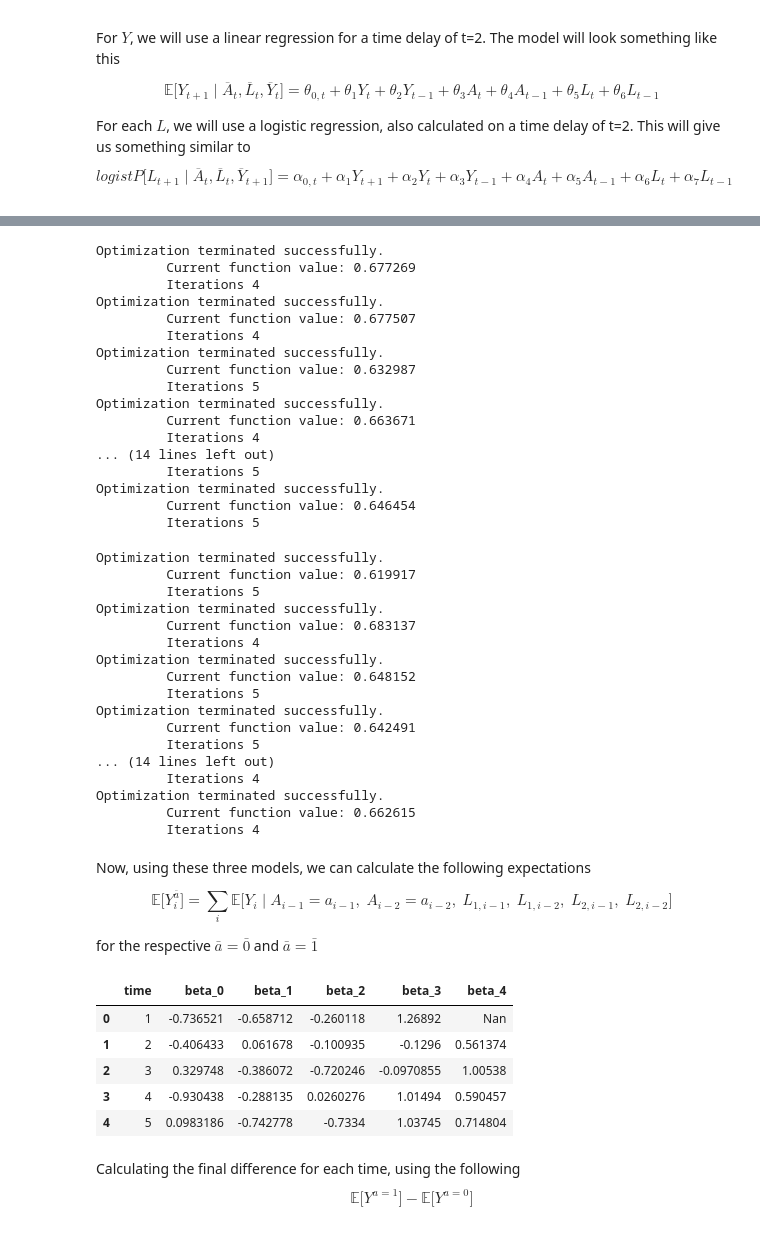
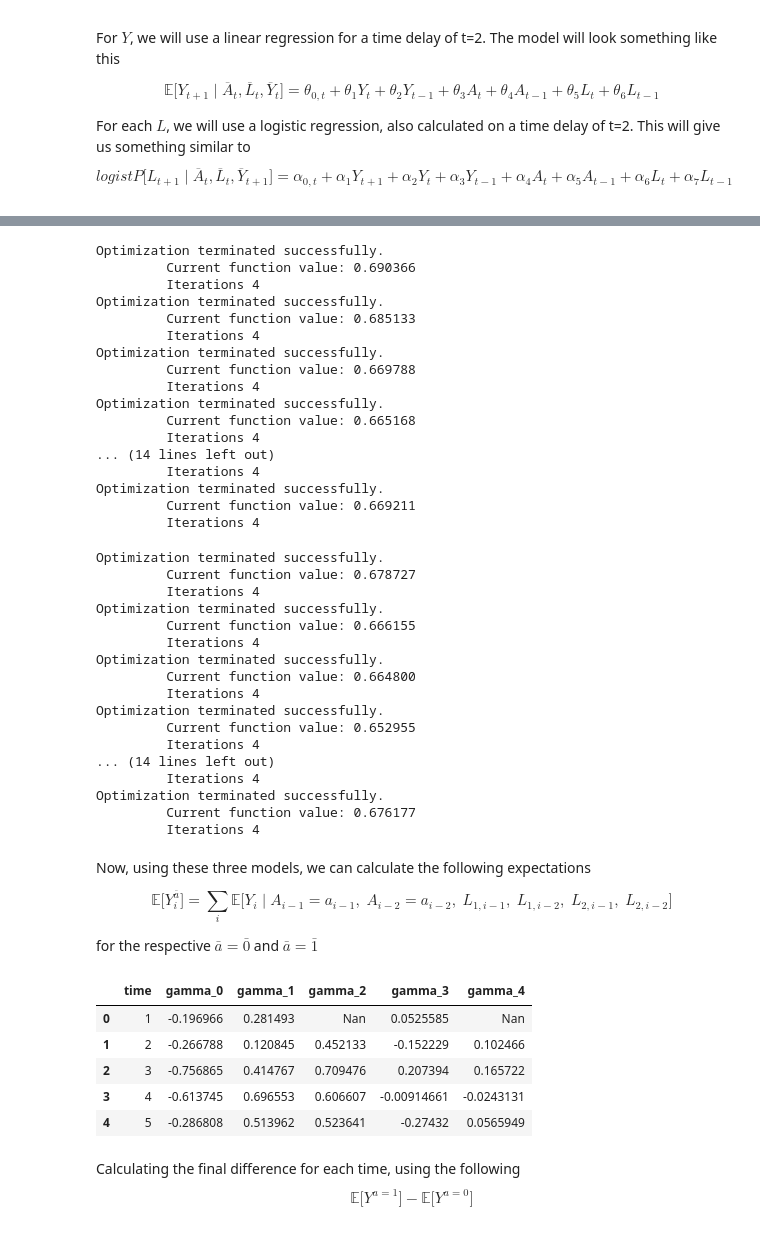
Before and after one commit to morganfb/Thesis, a Jupyter notebook: Second Iteration.ipynb, the cells around one changed output, grey strips where cells are left out. Cells and saved outputs as stored; diff of their text form; code cells hidden in the pictures.

```diff
--- a/Second Iteration.ipynb
+++ b/Second Iteration.ipynb
@@ -118,0 +138,9 @@ df.to_csv("Sim_Data.csv")
+# %%
+## establishing constants
+indiv = 500   ## number of individuals in study
+max_time = 10 ## number of time points being considered
+t_delay = 2 ## number of time delays included in model
+
+## Building out simulated data
+[df, coefficient_df] = data_creation(indiv,max_time, 2)
+df.head(25)
@@ -122,8 +168,0 @@ $$\mathbb{E} \big[Y_{t+1} \mid \overline{A}_t, \overline{L}_t, \overline{Y}_t \b
-# %%
-columns = ["time", "int", "A", "L1", "A_1", "A_2", "Y_1", "Y_2", "L1_1", "L1_2"]
-Y_model_df = pd.DataFrame(columns = columns)
-## creating our models
-for ii in range(t_delay, time+1):
-    temp_df = df[df.time == ii]
-    Y_model = smf.ols('Y ~ A + L1 + A_1 + A_2 + Y.shift(1) + Y.shift(2) + L1_1 + L1_2', data=temp_df).fit()
-    Y_model_df = Y_model_df.append(pd.DataFrame([ii] + [Y_model.params[i] for i in range(0,9)], index = columns).transpose(), ignore_index=True)
@@ -131,0 +169,6 @@ Y_model_df.to_csv("Y_model_data.csv")
+# %%
+temp_df = df[df.time == max_time]
+train_columns ='+'.join(map(str, np.append(list(df)[3],list(df)[5:])))
+temp_df = temp_df.astype(float)
+Y_model = smf.ols("Y~"+train_columns, data=temp_df).fit()
+Y_model.params
@@ -132,8 +193,6 @@ Y_model_df.to_csv("Y_model_data.csv")
 # %%
 ## Creating model for L1
-## SHOULD THIS INCLUDE Y???
-
-columns = ["time", "alpha_0", "alpha_1", "alpha_2", "alpha_3", "alpha_4"]
+columns = ["time", "gamma_0", "gamma_1", "gamma_2", "gamma_3", "gamma_4"]
 train_columns = ["L1_1", "L1_2", "A_1", "A_2"]
 L1_model_df = pd.DataFrame(columns = columns)
 
@@ -147,26 +206,25 @@ for ii in range(1, time+1):
         L1_model_df = L1_model_df.append(pd.DataFrame([ii] + [L1_model.params[i] for i in range(0,5)], index = columns).transpose(), ignore_index=True)
 # %% [output]
 Optimization terminated successfully.
-         Current function value: 0.677269
+         Current function value: 0.690366
          Iterations 4
 Optimization terminated successfully.
-         Current function value: 0.677507
+         Current function value: 0.685133
          Iterations 4
 Optimization terminated successfully.
-         Current function value: 0.632987
-         Iterations 5
+         Current function value: 0.669788
+         Iterations 4
 Optimization terminated successfully.
-         Current function value: 0.663671
+         Current function value: 0.665168
          Iterations 4
 ... (14 lines left out)
-         Iterations 5
+         Iterations 4
 Optimization terminated successfully.
-         Current function value: 0.646454
-         Iterations 5
+         Current function value: 0.669211
+         Iterations 4
 # %%
 ## Creating model for A
-
-columns = ["time", "beta_0", "beta_1", "beta_2", "beta_3", "beta_4"]
+columns = ["time", "delta_0", "delta_1", "delta_2", "delta_3", "delta_4"]
 train_columns = ["L1", "L1_1", "A_1", "A_2"]
 A_model_df = pd.DataFrame(columns = columns)
 
@@ -180,21 +238,21 @@ for ii in range(1, time+1):
         A_model_df = A_model_df.append(pd.DataFrame([ii] + [A_model.params[i] for i in range(0,5)], index = columns).transpose(), ignore_index=True)
 # %% [output]
 Optimization terminated successfully.
-         Current function value: 0.619917
-         Iterations 5
-Optimization terminated successfully.
-         Current function value: 0.683137
+         Current function value: 0.678727
          Iterations 4
 Optimization terminated successfully.
-         Current function value: 0.648152
-         Iterations 5
+         Current function value: 0.666155
+         Iterations 4
 Optimization terminated successfully.
-         Current function value: 0.642491
-         Iterations 5
+         Current function value: 0.664800
+         Iterations 4
+Optimization terminated successfully.
+         Current function value: 0.652955
+         Iterations 4
 ... (14 lines left out)
          Iterations 4
 Optimization terminated successfully.
-         Current function value: 0.662615
+         Current function value: 0.676177
          Iterations 4
 # %% [markdown]
 Now, using these three models, we can calculate the following expectations
@@ -203,12 +261,12 @@ $$ \mathbb{E} \big[Y_{i}^{\overline{a}}\big]  = \sum_{i} \mathbb{E} \big[Y_i \mi
 
 for the respective $\bar{a} = \bar{0}$ and $\bar{a} = \bar{1}$
 # %%
-A_model_df.head()
+L1_model_df.head()
 # %% [output]
-|  | time | beta_0 | beta_1 | beta_2 | beta_3 | beta_4 |
-| 0 | 1 | -0.736521 | -0.658712 | -0.260118 | 1.26892 | Nan |
-| 1 | 2 | -0.406433 | 0.061678 | -0.100935 | -0.1296 | 0.561374 |
-| 2 | 3 | 0.329748 | -0.386072 | -0.720246 | -0.0970855 | 1.00538 |
-| 3 | 4 | -0.930438 | -0.288135 | 0.0260276 | 1.01494 | 0.590457 |
-| 4 | 5 | 0.0983186 | -0.742778 | -0.7334 | 1.03745 | 0.714804 |
+|  | time | gamma_0 | gamma_1 | gamma_2 | gamma_3 | gamma_4 |
+| 0 | 1 | -0.196966 | 0.281493 | Nan | 0.0525585 | Nan |
+| 1 | 2 | -0.266788 | 0.120845 | 0.452133 | -0.152229 | 0.102466 |
+| 2 | 3 | -0.756865 | 0.414767 | 0.709476 | 0.207394 | 0.165722 |
+| 3 | 4 | -0.613745 | 0.696553 | 0.606607 | -0.00914661 | -0.0243131 |
+| 4 | 5 | -0.286808 | 0.513962 | 0.523641 | -0.27432 | 0.0565949 |
 # %%
```
Also changed, not shown: parts of 11 cells of this notebook, 1 other file.
